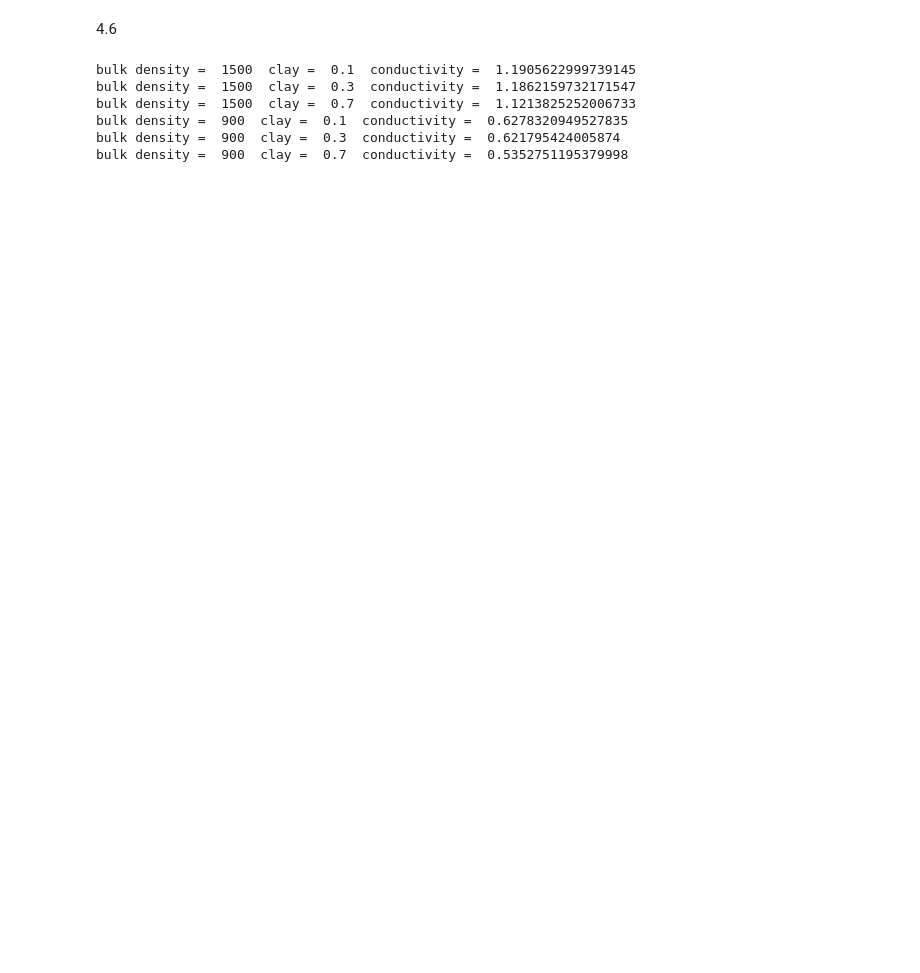
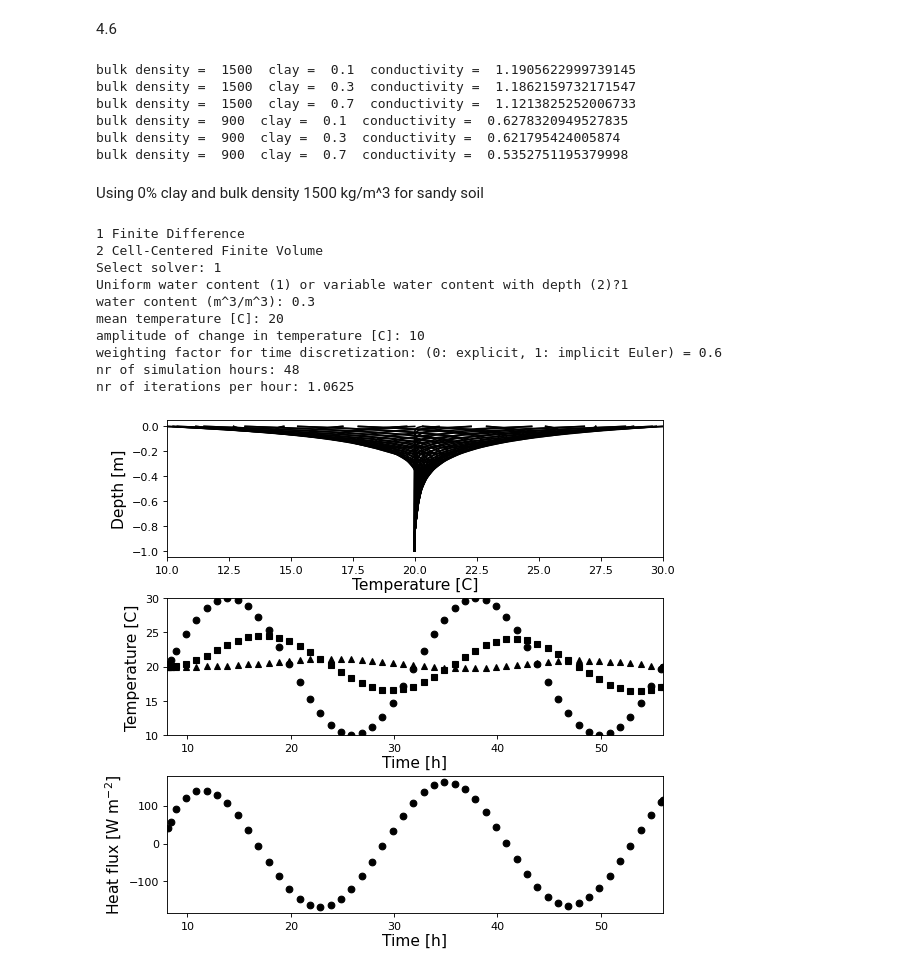
Before and after one commit to soil-physics-okstate/soil-physics-theory, a Jupyter notebook: content/chapter-4/Chapter4_Alok.ipynb, the cells around one changed output. Drawn from its saved outputs; the diff is of its cells as text; code cells hidden in the pictures; blank space fills up the shorter version.

```diff
--- a/content/chapter-4/Chapter4_Alok.ipynb
+++ b/content/chapter-4/Chapter4_Alok.ipynb
@@ -152,3 +175,22 @@ bulk density =  1500  clay =  0.7  conductivity =  1.1213825252006733
 bulk density =  900  clay =  0.1  conductivity =  0.6278320949527835
 bulk density =  900  clay =  0.3  conductivity =  0.621795424005874
 bulk density =  900  clay =  0.7  conductivity =  0.5352751195379998
+# %% [markdown]
+Using 0% clay and bulk density 1500 kg/m^3 for sandy soil
+# %%
+bulkDensity = 1500. # kg/m3
+clay = 0.00 # g/g
+from main2 import main
+main(bulkDensity, clay)
+# %% [output]
+1 Finite Difference
+2 Cell-Centered Finite Volume
+Select solver: 1
+Uniform water content (1) or variable water content with depth (2)?1
+water content (m^3/m^3): 0.3
+mean temperature [C]: 20
+amplitude of change in temperature [C]: 10
+weighting factor for time discretization: (0: explicit, 1: implicit Euler) = 0.6
+nr of simulation hours: 48
+nr of iterations per hour: 1.0625
+[figure, added]
```
Also changed, not shown: parts of 15 cells of this notebook, 21 other files.
